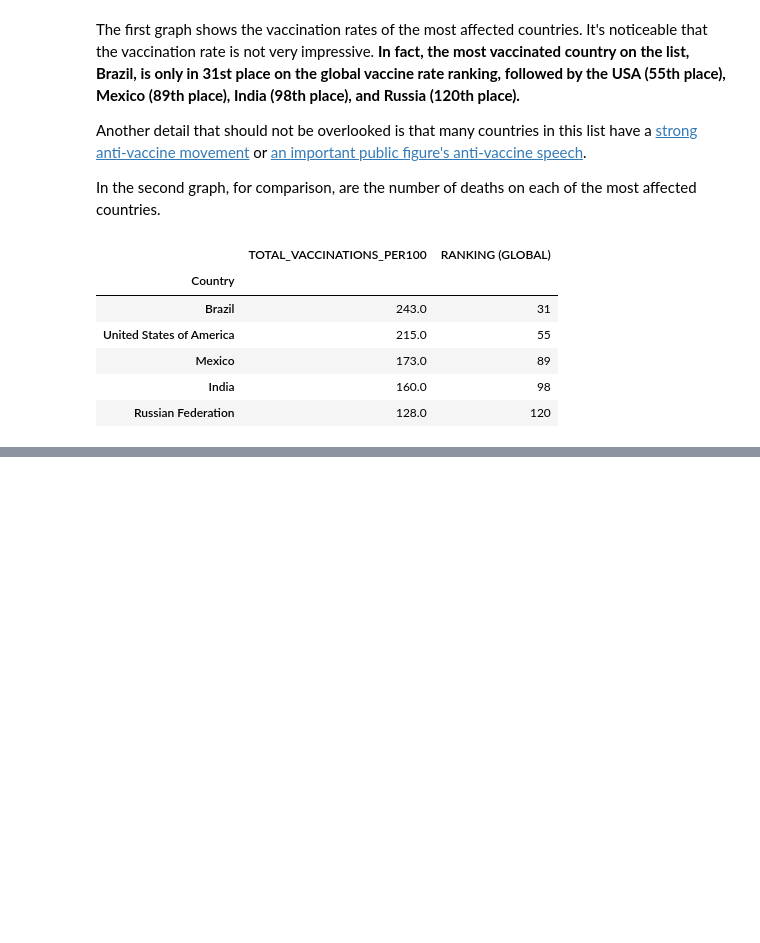
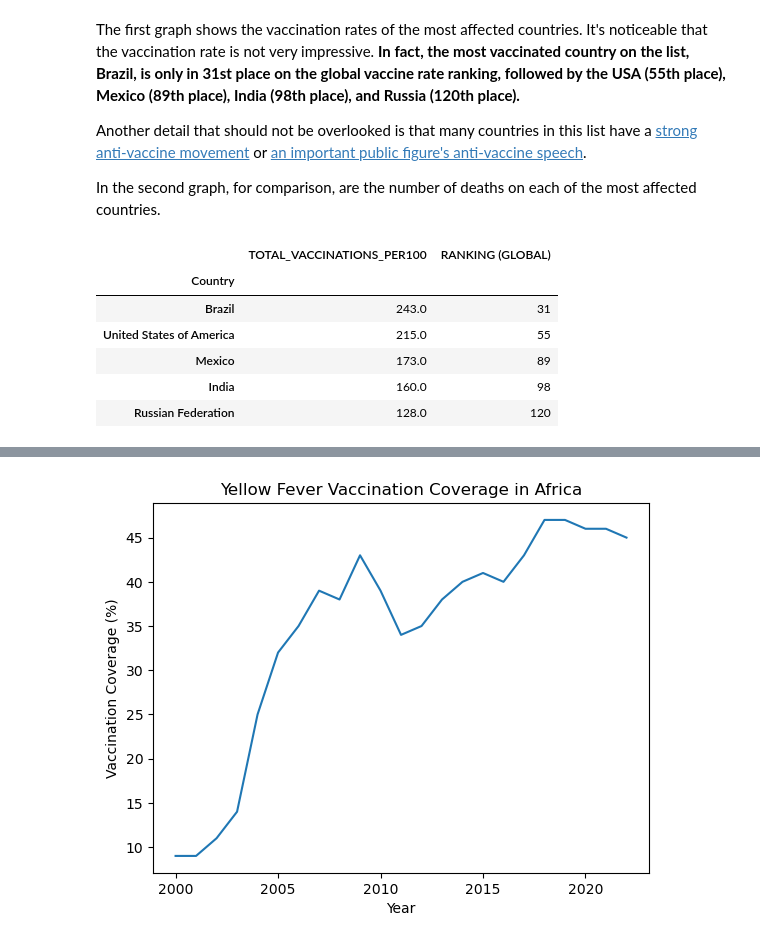
Before and after one commit to VictorioMaculan/pro-vaccine-statistics, a Jupyter notebook: Articles/english.ipynb, the cells around one changed output, grey strips where cells are left out. Drawn from its saved outputs; the diff is of its cells as text; code cells hidden in the pictures; blank space fills up the shorter version.

```diff
--- a/Articles/english.ipynb
+++ b/Articles/english.ipynb
@@ -118,0 +156,5 @@ most_aff.sort_values('TOTAL_VACCINATIONS_PER100', ascending=False)
+# %%
+yf_vacs.plot(title='Yellow Fever Vaccination Coverage in Africa', xlabel='Year',
+              ylabel='Vaccination Coverage (%)');
+# %% [output]
+[figure, added]
```
Also changed, not shown: parts of 12 cells of this notebook, 4 other files.
